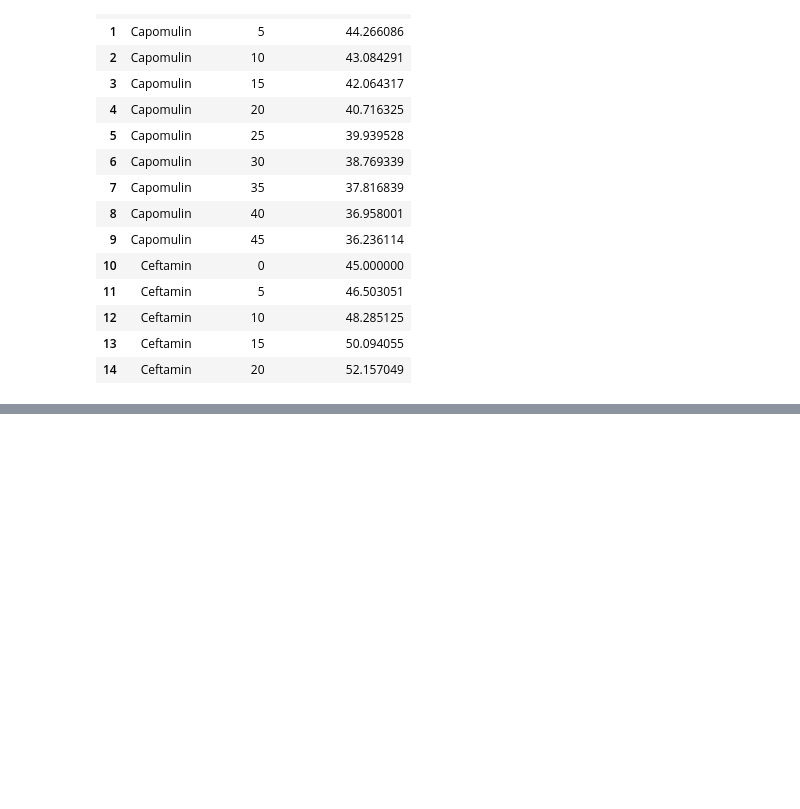
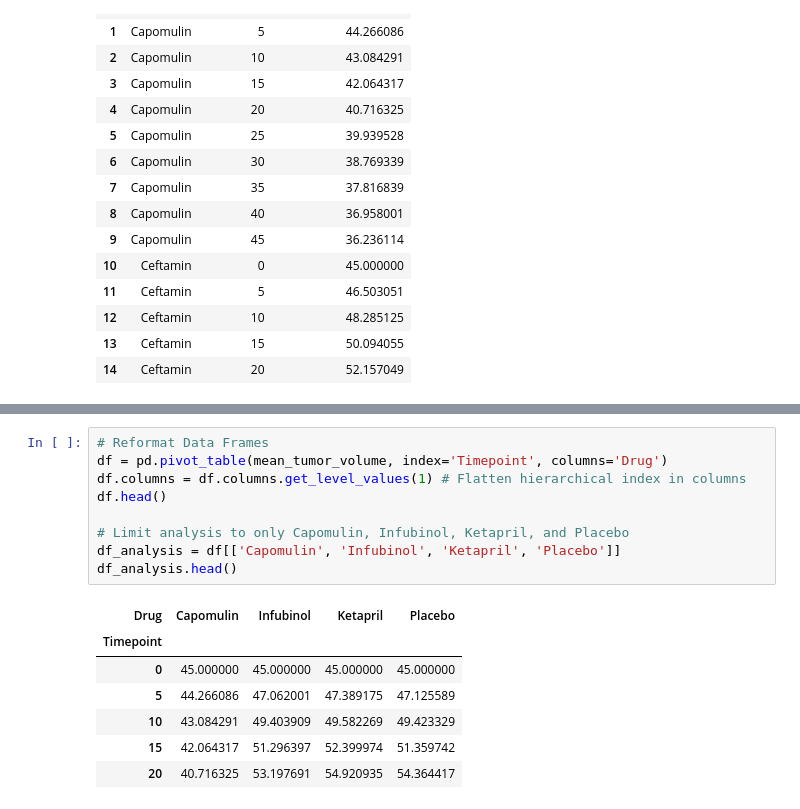
Before and after one commit to gfidanli/matplotlib-Pymaceuticals, a Jupyter notebook: Analysis.ipynb, the cells around one changed output, grey strips where cells are left out. Saved outputs shown, nothing was run; the diff lists cells and outputs as text; blank space fills up the shorter version.

```diff
--- a/Analysis.ipynb
+++ b/Analysis.ipynb
@@ -70,0 +84,17 @@ mean_tumor_volume.reset_index().head(15)
+# %%
+# Reformat Data Frames
+df = pd.pivot_table(mean_tumor_volume, index='Timepoint', columns='Drug')
+df.columns = df.columns.get_level_values(1) # Flatten hierarchical index in columns
+df.head()
+
+# Limit analysis to only Capomulin, Infubinol, Ketapril, and Placebo
+df_analysis = df[['Capomulin', 'Infubinol', 'Ketapril', 'Placebo']]
+df_analysis.head()
+# %% [output]
+| Drug | Capomulin | Infubinol | Ketapril | Placebo |
+| Timepoint |  |  |  |  |
+| 0 | 45.000000 | 45.000000 | 45.000000 | 45.000000 |
+| 5 | 44.266086 | 47.062001 | 47.389175 | 47.125589 |
+| 10 | 43.084291 | 49.403909 | 49.582269 | 49.423329 |
+| 15 | 42.064317 | 51.296397 | 52.399974 | 51.359742 |
+| 20 | 40.716325 | 53.197691 | 54.920935 | 54.364417 |
```
Also changed, not shown: parts of 3 cells of this notebook.
